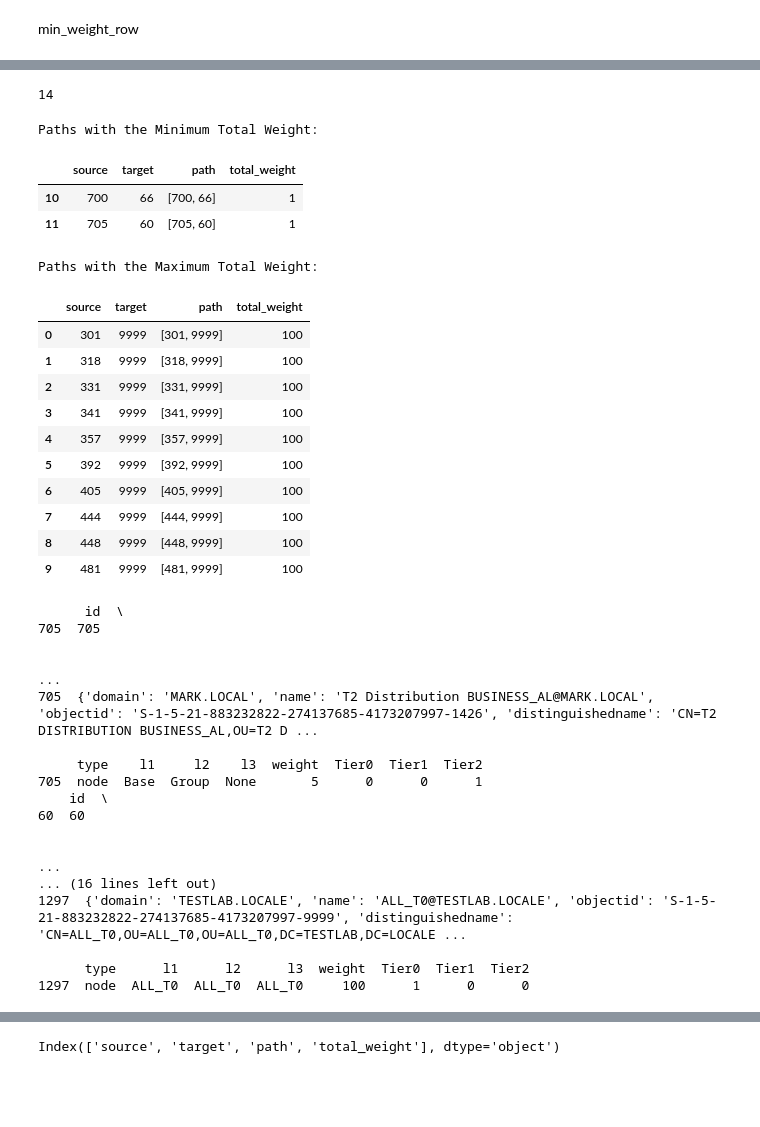
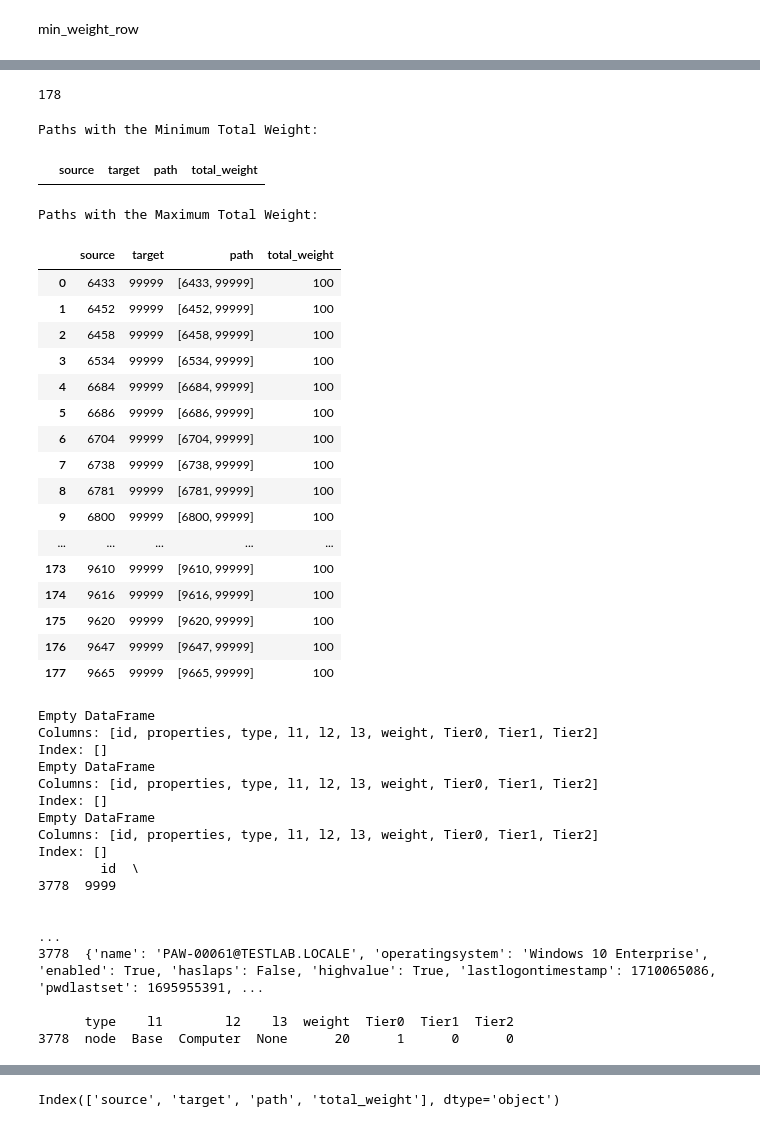
Before and after one commit to markajbell/BH, a Jupyter notebook: ShortestPath-7.ipynb, the cells around one changed output, grey strips where cells are left out. Saved outputs shown, nothing was run; the diff lists cells and outputs as text; code cells hidden in the pictures; blank space fills up the shorter version.

```diff
--- a/ShortestPath-7.ipynb
+++ b/ShortestPath-7.ipynb
@@ -321,15 +320,15 @@ nodes.loc[nodes['id'].isin(tier2_node_ids), 'Tier2'] = 1
 nodes.tail()
 # Show records where Tier0 is 1 and Tier2 is 1
 nodes_tier0_and_tier2 = nodes[(nodes['Tier0'] == 1) & (nodes['Tier1'] == 1)]
-display(nodes_tier0_and_tier2['id'])
+#display(nodes_tier0_and_tier2['id'])
 ids_to_update = nodes_tier0_and_tier2['id'].tolist()
 
 # Set the 'Tier0' column to 0 for the rows where the 'id' is in ids_to_update
 nodes.loc[nodes['id'].isin(ids_to_update), 'Tier0'] = 0
 
-nodes_tier0_and_tier2 = nodes[(nodes['Tier0'] == 1) & (nodes['Tier2'] == 1)]
-display(nodes_tier0_and_tier2['id'])
+nodes_tier0_and_tier2 = nodes[((nodes['Tier0'] == 1) & (nodes['Tier2'] == 1))]
+#display(nodes_tier0_and_tier2['id'])
 ids_to_update = nodes_tier0_and_tier2['id'].tolist()
-
+#
 # Set the 'Tier0' column to 0 for the rows where the 'id' is in ids_to_update
 nodes.loc[nodes['id'].isin(ids_to_update), 'Tier0'] = 0
@@ -358,3 +341,8 @@ tier0_node_ids = np.sort(tier0_node_ids)
 print("Data type of tier0_node_ids:", tier0_node_ids.dtype)
 # %% [output]
 Data type of tier0_node_ids: int64
+# %%
+len(edges)
+
+edges = edges[:-1]
+edges.tail()
@@ -983,26 +1144,27 @@ df_filtered = df_shortest_paths_with_weight[~df_shortest_paths_with_weight['sour
 # %%
 len(df_filtered)
 # %% [output]
-14
+178
 # %%
 # prompt: filter all weights from df_shortest_paths_with_weight with the minimum total weight
 
 # Find the minimum total weight
 
-min_total_weight = df_filtered['total_weight'].min()
+min_total_weight = df_filtered['total_weight'].idxmin()
+#min_total_weight = df_filtered['total_weight'].idxmin()
+if min_total_weight == 0:
+    min_total_weight == 2
 # Filter the DataFrame to get rows with the minimum total weight
 df_min_weight_paths = df_shortest_paths_with_weight[df_shortest_paths_with_weight['total_weight'] == min_total_weight]
 #df_min_weight_paths = df_min_weight_paths[df_min_weight_paths['source'] isin tier2_node_ids]
 #df_min_weight_paths = df_min_weight_paths[df_min_weight_paths['source'].isin(tier2_node_ids)]
 df_min_weight_paths = df_min_weight_paths[df_min_weight_paths['target'].isin(tier0_node_ids)]
 # Print the DataFrame with minimum total weight
 print("\nPaths with the Minimum Total Weight:")
 df_min_weight_paths
 # %% [output]
 Paths with the Minimum Total Weight:
 |  | source | target | path | total_weight |
-| 10 | 700 | 66 | [700, 66] | 1 |
-| 11 | 705 | 60 | [705, 60] | 1 |
 # %%
 #df_min_weight_paths
 # %%
@@ -1031,16 +1193,22 @@ df_max_weight_paths
 # %% [output]
 Paths with the Maximum Total Weight:
 |  | source | target | path | total_weight |
-| 0 | 301 | 9999 | [301, 9999] | 100 |
-| 1 | 318 | 9999 | [318, 9999] | 100 |
-| 2 | 331 | 9999 | [331, 9999] | 100 |
-| 3 | 341 | 9999 | [341, 9999] | 100 |
-| 4 | 357 | 9999 | [357, 9999] | 100 |
-| 5 | 392 | 9999 | [392, 9999] | 100 |
-| 6 | 405 | 9999 | [405, 9999] | 100 |
-| 7 | 444 | 9999 | [444, 9999] | 100 |
-| 8 | 448 | 9999 | [448, 9999] | 100 |
-| 9 | 481 | 9999 | [481, 9999] | 100 |
+| 0 | 6433 | 99999 | [6433, 99999] | 100 |
+| 1 | 6452 | 99999 | [6452, 99999] | 100 |
+| 2 | 6458 | 99999 | [6458, 99999] | 100 |
+| 3 | 6534 | 99999 | [6534, 99999] | 100 |
+| 4 | 6684 | 99999 | [6684, 99999] | 100 |
+| 5 | 6686 | 99999 | [6686, 99999] | 100 |
+| 6 | 6704 | 99999 | [6704, 99999] | 100 |
+| 7 | 6738 | 99999 | [6738, 99999] | 100 |
+| 8 | 6781 | 99999 | [6781, 99999] | 100 |
+| 9 | 6800 | 99999 | [6800, 99999] | 100 |
+| ... | ... | ... | ... | ... |
+| 173 | 9610 | 99999 | [9610, 99999] | 100 |
+| 174 | 9616 | 99999 | [9616, 99999] | 100 |
+| 175 | 9620 | 99999 | [9620, 99999] | 100 |
+| 176 | 9647 | 99999 | [9647, 99999] | 100 |
+| 177 | 9665 | 99999 | [9665, 99999] | 100 |
 # %%
 print(nodes[nodes['id'] == 705])
 print(nodes[nodes['id'] == 60])
@@ -1049,23 +1217,23 @@ print(nodes[nodes['id'] == 9999])
 # print(nodes[nodes['id'] == 686])
 # print(nodes[nodes['id'] == 303])
 # %% [output]
-      id  \
-705  705
+Empty DataFrame
+Columns: [id, properties, type, l1, l2, l3, weight, Tier0, Tier1, Tier2]
+Index: []
+Empty DataFrame
+Columns: [id, properties, type, l1, l2, l3, weight, Tier0, Tier1, Tier2]
+Index: []
+Empty DataFrame
+Columns: [id, properties, type, l1, l2, l3, weight, Tier0, Tier1, Tier2]
+Index: []
+        id  \
+3778  9999
 
                                                                                                                                                                                                          ...
-705  {'domain': 'MARK.LOCAL', 'name': 'T2 Distribution BUSINESS_AL@MARK.LOCAL', 'objectid': 'S-1-5-21-883232822-274137685-4173207997-1426', 'distinguishedname': 'CN=T2 DISTRIBUTION BUSINESS_AL,OU=T2 D ...
+3778  {'name': 'PAW-00061@TESTLAB.LOCALE', 'operatingsystem': 'Windows 10 Enterprise', 'enabled': True, 'haslaps': False, 'highvalue': True, 'lastlogontimestamp': 1710065086, 'pwdlastset': 1695955391, ...
 
-     type    l1     l2    l3  weight  Tier0  Tier1  Tier2
-705  node  Base  Group  None       5      0      0      1
-    id  \
-60  60
-
-                                                                                                                                                                                                         ...
-... (16 lines left out)
-1297  {'domain': 'TESTLAB.LOCALE', 'name': 'ALL_T0@TESTLAB.LOCALE', 'objectid': 'S-1-5-21-883232822-274137685-4173207997-9999', 'distinguishedname': 'CN=ALL_T0,OU=ALL_T0,OU=ALL_T0,DC=TESTLAB,DC=LOCALE ...
-
-      type      l1      l2      l3  weight  Tier0  Tier1  Tier2
-1297  node  ALL_T0  ALL_T0  ALL_T0     100      1      0      0
+      type    l1        l2    l3  weight  Tier0  Tier1  Tier2
+3778  node  Base  Computer  None      20      1      0      0
 # %%
 # prompt: nodes['id']=869
 
```
Also changed, not shown: parts of 46 cells of this notebook.
